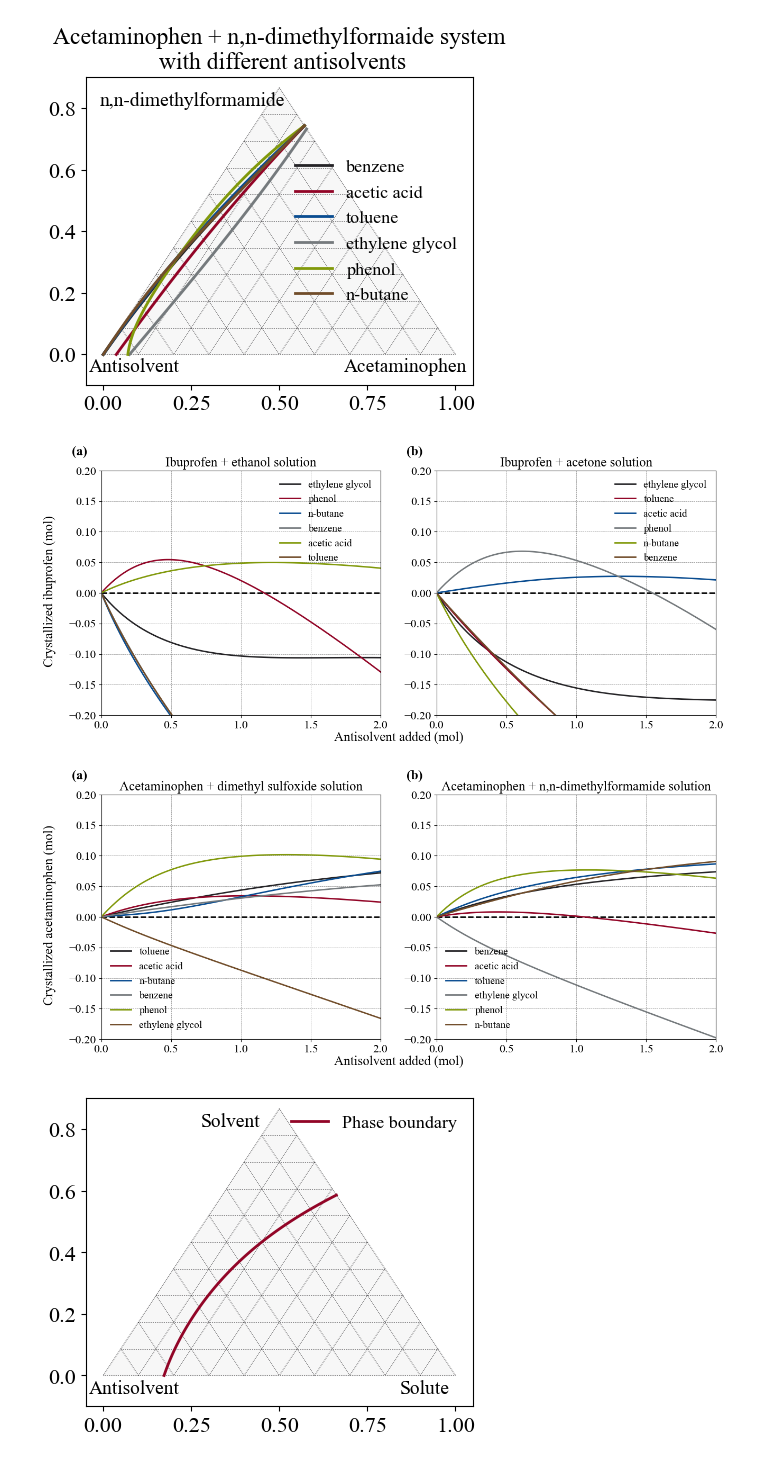
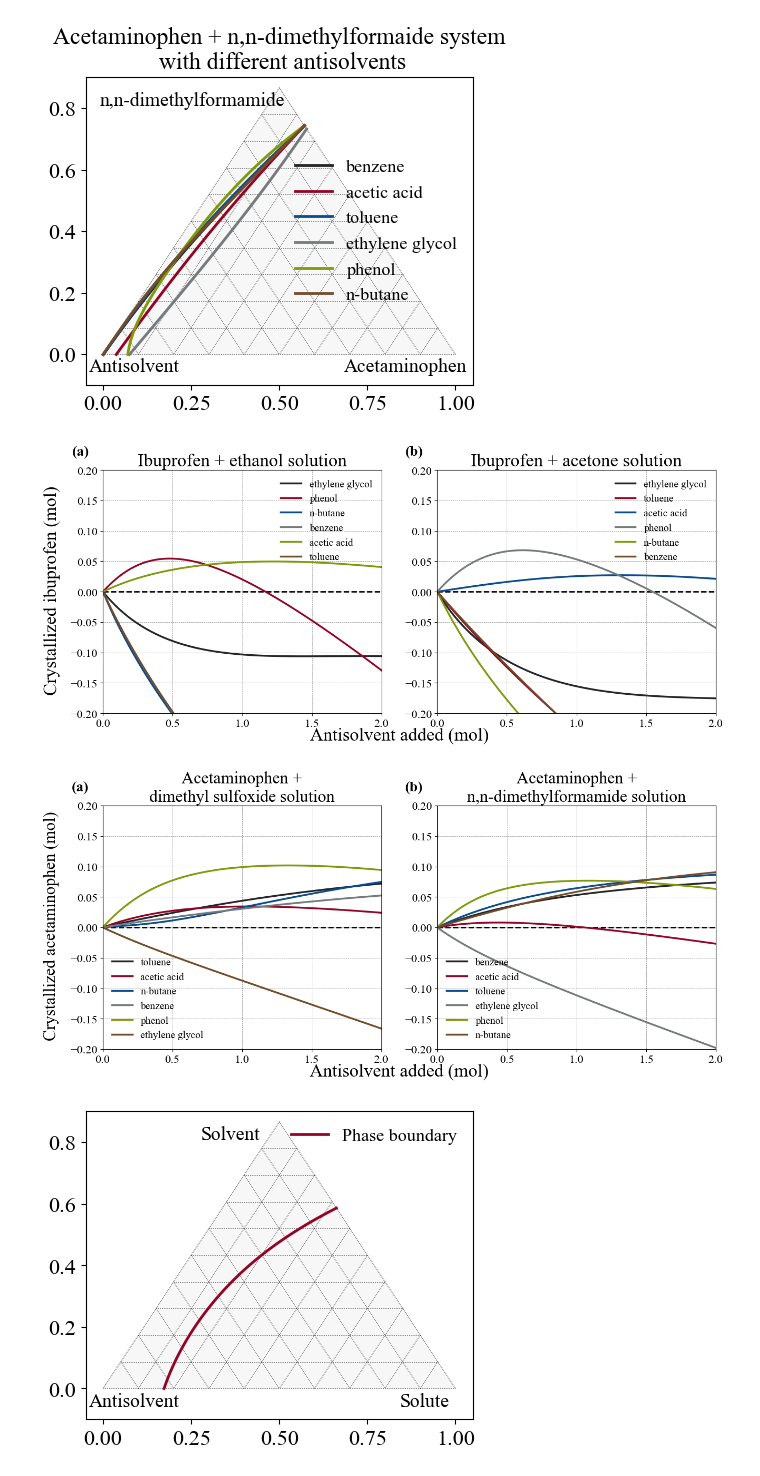
Before and after one commit to HyuntaeKR/drowning-out, a Jupyter notebook: thesis_project/pharma_antisolvent_screening.ipynb, the cells around one changed output. Drawn from its saved outputs; the diff is of its cells as text; code cells hidden in the pictures.

Commit message:
Change screening figures

```diff
--- a/thesis_project/pharma_antisolvent_screening.ipynb
+++ b/thesis_project/pharma_antisolvent_screening.ipynb
@@ -337,19 +337,19 @@ ibu_acetone_files = [
 # Create figure
 fig5, axes = plt.subplots(1, 2, figsize=(15, 6))
 (ax1, ax2) = axes
-fig5.text(0.5, 0.04, "Antisolvent added (mol)", ha="center", va="center", fontsize=18)
+fig5.text(0.5, 0.04, "Antisolvent added (mol)", ha="center", va="center", fontsize=25)
 fig5.text(
     0.06,
     0.5,
     "Crystallized ibuprofen (mol)",
     ha="center",
     va="center",
-    fontsize=18,
+    fontsize=25,
     rotation="vertical",
 )
 
 # ibuprofen + ethanol system
-ax1.set_title("Ibuprofen + ethanol solution", fontsize=18)
+ax1.set_title("Ibuprofen + ethanol solution", fontsize=25)
 ax1.set_xlim([0, 2])
 ax1.set_ylim([-0.2, 0.2])
 ax1.hlines(0, 0, 2, colors="k", linestyles="--")
@@ -372,15 +372,15 @@ for filename in ibu_ethanol_files:
     add_antisolv_mole = precip_data[:, 0]
     precip_mole = precip_data[:, 1]
 
-    ax1.plot(add_antisolv_mole, precip_mole, label=antisolv_name)
+    ax1.plot(add_antisolv_mole, precip_mole, linewidth=2.5, label=antisolv_name)
 
-ax1.legend(loc="best", fontsize=14)
+ax1.legend(loc="upper right", fontsize=14)
 ax1.text(
     -0.05,
     1.1,
     "(a)",
     transform=ax1.transAxes,
-    fontsize=18,
+    fontsize=20,
     fontweight="bold",
     va="top",
     ha="right",
@@ -388,7 +388,7 @@ ax1.text(
 
 # ibuprofen + actone system
 
-ax2.set_title("Ibuprofen + acetone solution", fontsize=18)
+ax2.set_title("Ibuprofen + acetone solution", fontsize=25)
 ax2.set_xlim([0, 2])
 ax2.set_ylim([-0.2, 0.2])
 ax2.hlines(0, 0, 2, colors="k", linestyles="--")
@@ -411,15 +411,15 @@ for filename in ibu_acetone_files:
     add_antisolv_mole = precip_data[:, 0]
     precip_mole = precip_data[:, 1]
 
-    ax2.plot(add_antisolv_mole, precip_mole, label=antisolv_name)
+    ax2.plot(add_antisolv_mole, precip_mole, linewidth=2.5, label=antisolv_name)
 
-ax2.legend(loc="best", fontsize=14)
+ax2.legend(loc="upper right", fontsize=14)
 ax2.text(
     -0.05,
     1.1,
     "(b)",
     transform=ax2.transAxes,
-    fontsize=18,
+    fontsize=20,
     fontweight="bold",
     va="top",
     ha="right",
@@ -427,7 +427,7 @@ ax2.text(
 
 plt.savefig("./figures/ibuprofen_precipitation.png", bbox_inches="tight")
 # %% [output]
-[figure, old version]
+[figure, new version]
 # %%
 # acetaminophen + dimethyl sulfoxide system
 acet_directory = "./data/acetaminophen_calculation"
@@ -448,19 +448,19 @@ acet_dimethylform_files = [
 # Create figure
 fig6, axes = plt.subplots(1, 2, figsize=(15, 6))
 (ax1, ax2) = axes
-fig6.text(0.5, 0.04, "Antisolvent added (mol)", ha="center", va="center", fontsize=18)
+fig6.text(0.5, 0.04, "Antisolvent added (mol)", ha="center", va="center", fontsize=25)
 fig6.text(
     0.06,
     0.5,
     "Crystallized acetaminophen (mol)",
     ha="center",
     va="center",
-    fontsize=18,
+    fontsize=23,
     rotation="vertical",
 )
 
 # acetaminophen + dimethyl sulfoxide system
-ax1.set_title("Acetaminophen + dimethyl sulfoxide solution", fontsize=18)
+ax1.set_title("Acetaminophen +\ndimethyl sulfoxide solution", fontsize=23)
 ax1.set_xlim([0, 2])
 ax1.set_ylim([-0.2, 0.2])
 ax1.hlines(0, 0, 2, colors="k", linestyles="--")
@@ -483,7 +483,7 @@ for filename in acet_dimethylsulf_files:
     add_antisolv_mole = precip_data[:, 0]
     precip_mole = precip_data[:, 1]
 
-    ax1.plot(add_antisolv_mole, precip_mole, label=antisolv_name)
+    ax1.plot(add_antisolv_mole, precip_mole, linewidth=2.5, label=antisolv_name)
 
 ax1.legend(loc="lower left", fontsize=14)
 ax1.text(
@@ -491,7 +491,7 @@ ax1.text(
     1.1,
     "(a)",
     transform=ax1.transAxes,
-    fontsize=18,
+    fontsize=20,
     fontweight="bold",
     va="top",
     ha="right",
@@ -499,7 +499,7 @@ ax1.text(
 
 # Acetaminophen + n,n-dimethylformamide system
 
-ax2.set_title("Acetaminophen + n,n-dimethylformamide solution", fontsize=18)
+ax2.set_title("Acetaminophen +\nn,n-dimethylformamide solution", fontsize=23)
 ax2.set_xlim([0, 2])
 ax2.set_ylim([-0.2, 0.2])
 ax2.hlines(0, 0, 2, colors="k", linestyles="--")
@@ -509,36 +509,36 @@ for filename in acet_dimethylform_files:
     if len(filename_split) == 3:
         antisolv_name = filename_split[2].lower()
     else:
         antisolv_name = filename_split[2] + " " + filename_split[3]
         antisolv_name = antisolv_name.lower()
     filepath = os.path.join(acet_directory, filename)
     read_cols = [
         "add_antisolv_mole",
         "precip_mole",
     ]
     precip_data = pandas.read_csv(filepath, usecols=read_cols)
     precip_data = precip_data.values
 
     add_antisolv_mole = precip_data[:, 0]
     precip_mole = precip_data[:, 1]
 
-    ax2.plot(add_antisolv_mole, precip_mole, label=antisolv_name)
+    ax2.plot(add_antisolv_mole, precip_mole, linewidth=2.5, label=antisolv_name)
 
 ax2.legend(loc="lower left", fontsize=14)
 ax2.text(
     -0.05,
     1.1,
     "(b)",
     transform=ax2.transAxes,
-    fontsize=18,
+    fontsize=20,
     fontweight="bold",
     va="top",
     ha="right",
 )
 
 plt.savefig("./figures/acetaminophen_precipitation.png", bbox_inches="tight")
 # %% [output]
-[figure, old version]
+[figure, new version]
 # %%
 # Create sample figure for ternary SLE diagram
 
```
Also changed, not shown: 2 other files.
